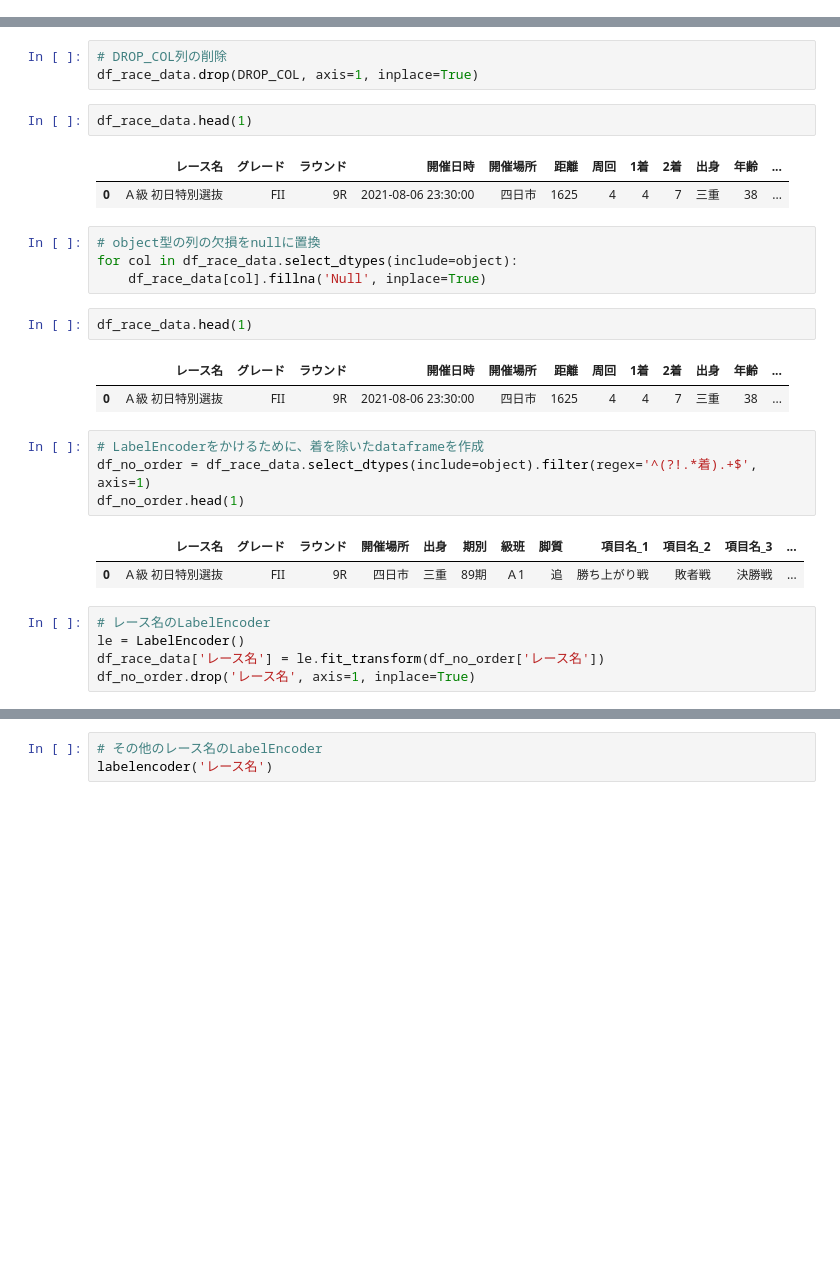
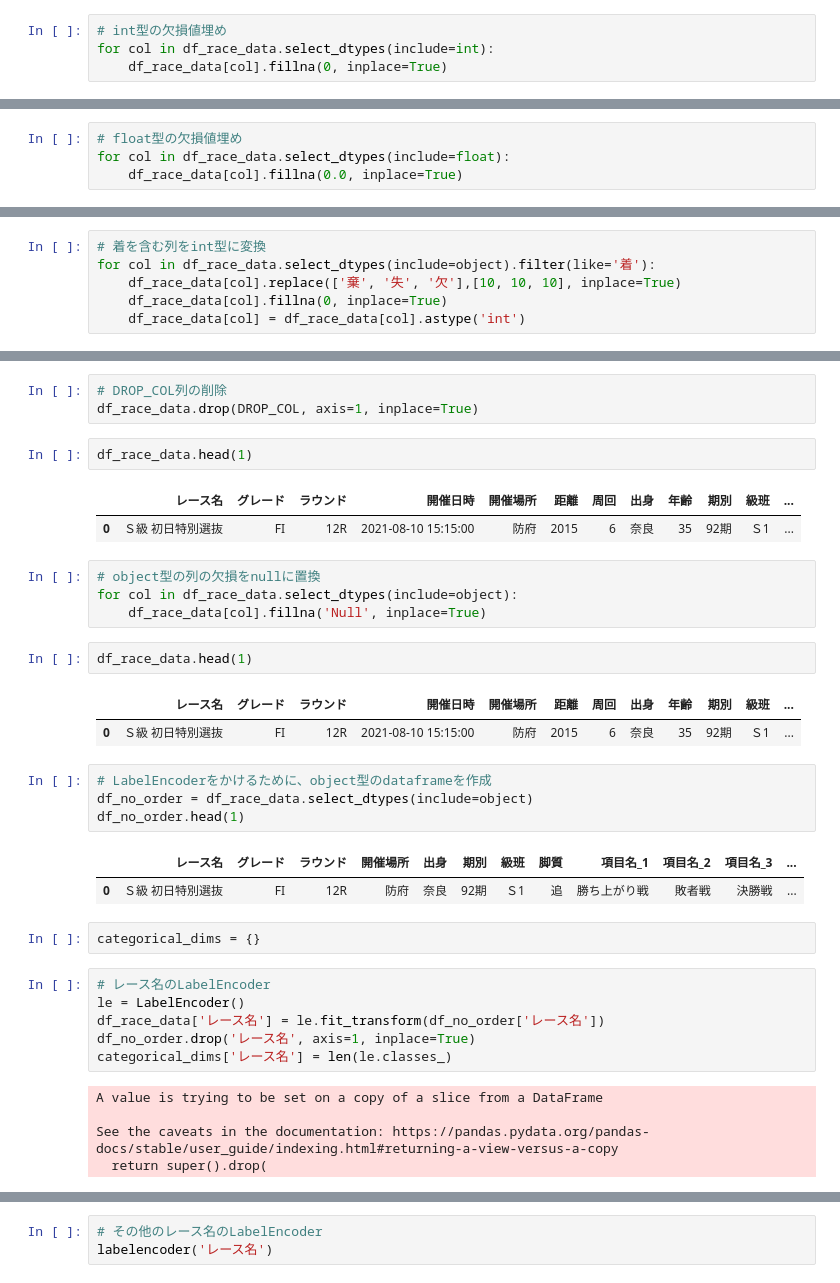
Before and after one commit to yamayuu18/new-keirin-pred, a Jupyter notebook: make_dataset.ipynb, the cells around one changed output, grey strips where cells are left out. Drawn from its saved outputs; the diff is of its cells as text; blank space fills up the shorter version.

```diff
--- a/make_dataset.ipynb
+++ b/make_dataset.ipynb
@@ -54,3 +55,7 @@ df_race_data.select_dtypes(include=int).head(1)
+# %%
+# int型の欠損値埋め
+for col in df_race_data.select_dtypes(include=int):
+    df_race_data[col].fillna(0, inplace=True)
 # %%
 # float型の抽出
 df_race_data.select_dtypes(include=float).head(1)
@@ -60,3 +65,7 @@ df_race_data.select_dtypes(include=float).head(1)
+# %%
+# float型の欠損値埋め
+for col in df_race_data.select_dtypes(include=float):
+    df_race_data[col].fillna(0.0, inplace=True)
 # %%
 # レース名が入っている列のobject型への変換
 for col in df_race_data.filter(like='レース名'):
@@ -68,0 +78,6 @@ df_race_data.select_dtypes(include=float).head(1)
+# %%
+# 着を含む列をint型に変換
+for col in df_race_data.select_dtypes(include=object).filter(like='着'):
+    df_race_data[col].replace(['棄', '失', '欠'],[10, 10, 10], inplace=True)
+    df_race_data[col].fillna(0, inplace=True)
+    df_race_data[col] = df_race_data[col].astype('int')
@@ -72,8 +103,8 @@ df_race_data.drop(DROP_COL, axis=1, inplace=True)
 # %%
 df_race_data.head(1)
 # %% [output]
-|  | レース名 | グレード | ラウンド | 開催日時 | 開催場所 | 距離 | 周回 | 1着 | 2着 | 出身 | 年齢 | ... |
-| 0 | Ａ級 初日特別選抜 | FII | 9R | 2021-08-06 23:30:00 | 四日市 | 1625 | 4 | 4 | 7 | 三重 | 38 | ... |
+|  | レース名 | グレード | ラウンド | 開催日時 | 開催場所 | 距離 | 周回 | 出身 | 年齢 | 期別 | 級班 | ... |
+| 0 | Ｓ級 初日特別選抜 | FI | 12R | 2021-08-10 15:15:00 | 防府 | 2015 | 6 | 奈良 | 35 | 92期 | Ｓ1 | ... |
 # %%
 # object型の列の欠損をnullに置換
 for col in df_race_data.select_dtypes(include=object):
@@ -81,20 +112,28 @@ for col in df_race_data.select_dtypes(include=object):
 # %%
 df_race_data.head(1)
 # %% [output]
-|  | レース名 | グレード | ラウンド | 開催日時 | 開催場所 | 距離 | 周回 | 1着 | 2着 | 出身 | 年齢 | ... |
-| 0 | Ａ級 初日特別選抜 | FII | 9R | 2021-08-06 23:30:00 | 四日市 | 1625 | 4 | 4 | 7 | 三重 | 38 | ... |
+|  | レース名 | グレード | ラウンド | 開催日時 | 開催場所 | 距離 | 周回 | 出身 | 年齢 | 期別 | 級班 | ... |
+| 0 | Ｓ級 初日特別選抜 | FI | 12R | 2021-08-10 15:15:00 | 防府 | 2015 | 6 | 奈良 | 35 | 92期 | Ｓ1 | ... |
 # %%
-# LabelEncoderをかけるために、着を除いたdataframeを作成
-df_no_order = df_race_data.select_dtypes(include=object).filter(regex='^(?!.*着).+$', axis=1)
+# LabelEncoderをかけるために、object型のdataframeを作成
+df_no_order = df_race_data.select_dtypes(include=object)
 df_no_order.head(1)
 # %% [output]
 |  | レース名 | グレード | ラウンド | 開催場所 | 出身 | 期別 | 級班 | 脚質 | 項目名_1 | 項目名_2 | 項目名_3 | ... |
-| 0 | Ａ級 初日特別選抜 | FII | 9R | 四日市 | 三重 | 89期 | Ａ1 | 追 | 勝ち上がり戦 | 敗者戦 | 決勝戦 | ... |
+| 0 | Ｓ級 初日特別選抜 | FI | 12R | 防府 | 奈良 | 92期 | Ｓ1 | 追 | 勝ち上がり戦 | 敗者戦 | 決勝戦 | ... |
+# %%
+categorical_dims = {}
 # %%
 # レース名のLabelEncoder
 le = LabelEncoder()
 df_race_data['レース名'] = le.fit_transform(df_no_order['レース名'])
 df_no_order.drop('レース名', axis=1, inplace=True)
+categorical_dims['レース名'] = len(le.classes_)
+# %% [output]
+A value is trying to be set on a copy of a slice from a DataFrame
+
+See the caveats in the documentation: https://pandas.pydata.org/pandas-docs/stable/user_guide/indexing.html#returning-a-view-versus-a-copy
+  return super().drop(
 # %%
 def labelencoder(col: str) -> None:
     unique_col = []
```
Also changed, not shown: parts of 22 cells of this notebook, 3 other files.
